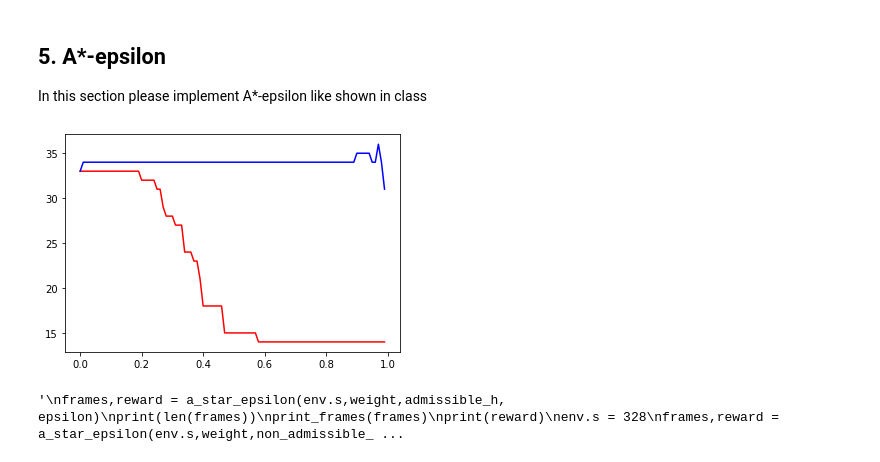
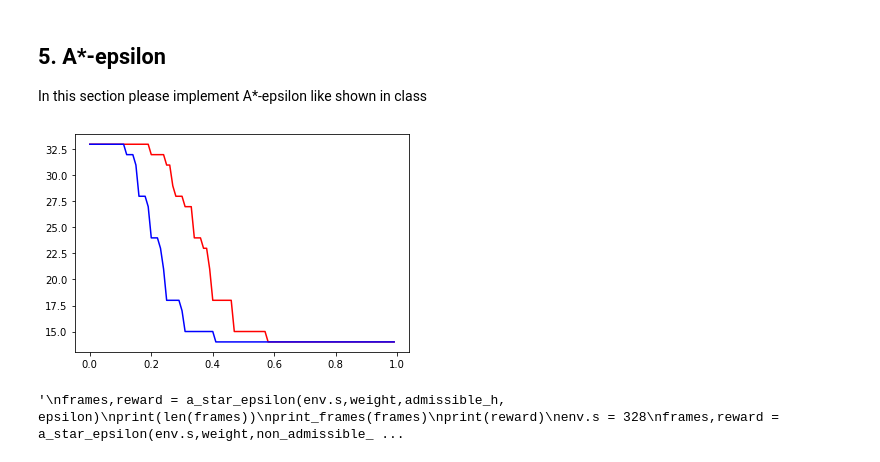
Before and after one commit to nivyaal/AI-hw1, a Jupyter notebook: HW1.ipynb, the cells around one changed output. Saved outputs shown, nothing was run; the diff lists cells and outputs as text; code cells hidden in the pictures.

```diff
--- a/HW1.ipynb
+++ b/HW1.ipynb
@@ -600,7 +600,7 @@ class A_star(SearchAlgorithm):
     def isInHeap(self, arr, state):
         for obj in arr:
             if obj[1].state == state:
-                return obj[1]
+                return obj
         return None
 
     def isInList(self, arr, state):
@@ -618,7 +618,11 @@ class A_star(SearchAlgorithm):
         for action in range(6):
             new_state, reward, done, info = env.step(action) # Take action i
             if reward >= -1 and new_state != node.state:
-                new_node = Astar_Node(env.render(mode='ansi'),new_state,action,reward,
+                if reward == 20:
+                    new_node = new_node = Astar_Node(env.render(mode='ansi'),new_state,action,reward,
+                                      done,node, self.h(new_state), node.g - 1 ) #not sure about -1 multiply
+                else:
+                    new_node = Astar_Node(env.render(mode='ansi'),new_state,action,reward,
                                       done,node, self.h(new_state), node.g+(-1)*reward) #not sure about -1 multiply
                 neighbours.append(new_node)
             env.unwrapped.s = node.state
@@ -648,8 +652,8 @@ class Astar_W(A_star):
                 open_node = self.isInHeap(open,neigbour.state)
                 close_node = self.isInList(close,neigbour.state)
                 if open_node != None:
-                    if neigbour.g < open_node.g:
-                        open.remove(open_node)
+                    if neigbour.g < open_node[1].g:
+                        open.remove(open_node)#problem
                         q.heappush(open,(self.calcF(neigbour.g ,neigbour.h),neigbour))
                 elif close_node != None:
                     if neigbour.g < close_node.g:
@@ -736,10 +740,10 @@ class A_star_eps(A_star):
             if n.done == True:
                 return self.calcRoute(n)
             for neigbour in self.getNeigbours(n):
-                open_node = self.isInHeap(open,neigbour.state)
-                close_node = self.isInList(close,neigbour.state)
+                open_node = self.isInHeap(open ,neigbour.state)
+                close_node = self.isInList(close ,neigbour.state)
                 if open_node != None:
-                    if neigbour.g < open_node.g:
+                    if neigbour.g < open_node[1].g:
                         open.remove(open_node)
                         q.heappush(open,(self.calcF(neigbour.g ,neigbour.h),neigbour))
                 elif close_node != None:
@@ -758,7 +762,7 @@ def admissible_h(state):
     return chosen_h(state)
 
 #possible to save a static variable with pick_up_loc, not sure need to implement this func
-def non_admissible_h(state):
+def non_admissible_h(state): #something worng with that
     taxi_row, taxi_col, pass_idx, dest_idx = env.decode(state)
     # for some reason gym uses locations as (y,x)
     taxi_loc = (taxi_row, taxi_col)
@@ -771,6 +775,19 @@ def non_admissible_h(state):
 
 
 
+def non_admissible_h2(state):
+  x,y,_,dest = env.decode(state)
+  taxi_loc = (x,y)
+  # now we want to move loc_dropoff one unit from the original dropoff location to make it non-admissible:
+  change_dest_location = {0: (0,1), 1: (1,4), 2: (4,1), 3: (4,4)}
+  row = taxi_loc[0] - change_dest_location[dest][0]
+  col = taxi_loc[1] - change_dest_location[dest][1]
+  return row + col
+
+def non_admissible_h3(state):
+    return admissible_h(state)*2
+
+
 def a_star_epsilon(first_state,weight,heuristic_function, epsilon):
     a_star = A_star_eps(heuristic_function, weight, epsilon)
     return a_star.search(first_state)
@@ -780,7 +797,7 @@ def a_star_epsilon(first_state,weight,heuristic_function, epsilon):
 
 # driver code - for your use only, do not submit these lines!
 env.s = 328
-weight = 0.7   # you will need to change this during the excersize
+weight = 0.5   # you will need to change this during the excersize
 epsilon = 0.1   # you will need to change this during the excersize
 
 
@@ -789,33 +806,33 @@ rewards=[]
 times=[]
 times2 =[]
 for x in range (0,100):
     env.unwrapped.s = 328
     weight = x/100
     frames,reward = a_star_epsilon(env.s,weight,admissible_h, epsilon)
     weights.append(weight)
     times.append(counter)
 
 for x in range (0,100):
     env.unwrapped.s = 328
     weight = x/100
-    frames,reward = a_star_epsilon(env.s,weight,non_admissible_h, epsilon)
+    frames,reward = a_star_epsilon(env.s,weight,non_admissible_h3, epsilon)
     times2.append(counter)
 
 plt.plot(weights, times, color = 'red')
 plt.plot(weights, times2, color = 'blue')
 plt.show()
 
 
 '''
 frames,reward = a_star_epsilon(env.s,weight,admissible_h, epsilon)
 print(len(frames))
 print_frames(frames)
 print(reward)
 env.s = 328
 frames,reward = a_star_epsilon(env.s,weight,non_admissible_h,epsilon )
 print_frames(frames)
 print(reward)
 '''
 # %% [output]
-[figure, old version]
+[figure, new version]
 '\nframes,reward = a_star_epsilon(env.s,weight,admissible_h, epsilon)\nprint(len(frames))\nprint_frames(frames)\nprint(reward)\nenv.s = 328\nframes,reward = a_star_epsilon(env.s,weight,non_admissible_ ...
```
